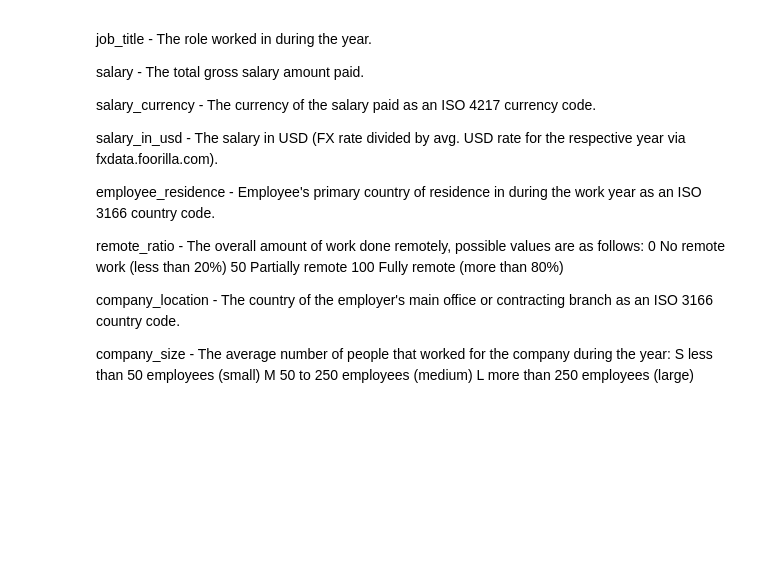
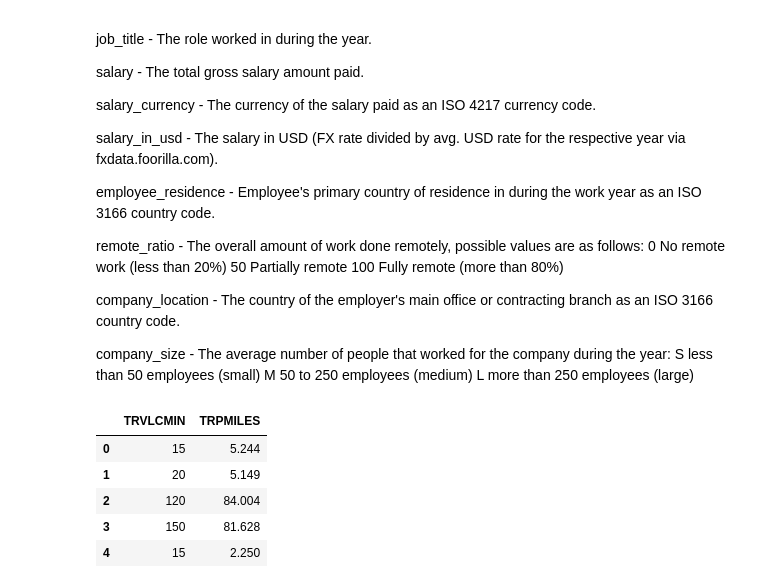
Before and after one commit to EmmsDK/BI-Fall-2023-Exam-Project, a Jupyter notebook: Business Intelligence Fall 2023 Exam Project copy.ipynb, the cells around one changed output. Saved outputs shown, nothing was run; the diff lists cells and outputs as text; code cells hidden in the pictures; blank space fills up the shorter version.

```diff
--- a/Business Intelligence Fall 2023 Exam Project copy.ipynb
+++ b/Business Intelligence Fall 2023 Exam Project copy.ipynb
@@ -230,3 +172,14 @@ remote_ratio - The overall amount of work done remotely, possible values are as
 company_location - The country of the employer's main office or contracting branch as an ISO 3166 country code.
 
 company_size - The average number of people that worked for the company during the year: S less than 50 employees (small) M 50 to 250 employees (medium) L more than 250 employees (large)
+# %%
+df_travel= pd.read_csv('../../../Documents/GitHub/BI-Fall-2023-Exam-Project/Data/traveldistmin.csv')
+df_travel=df_travel.drop(['Unnamed: 0'], axis=1)
+df_travel.head()
+# %% [output]
+|  | TRVLCMIN | TRPMILES |
+| 0 | 15 | 5.244 |
+| 1 | 20 | 5.149 |
+| 2 | 120 | 84.004 |
+| 3 | 150 | 81.628 |
+| 4 | 15 | 2.250 |
```
Also changed, not shown: parts of 9 cells of this notebook.
